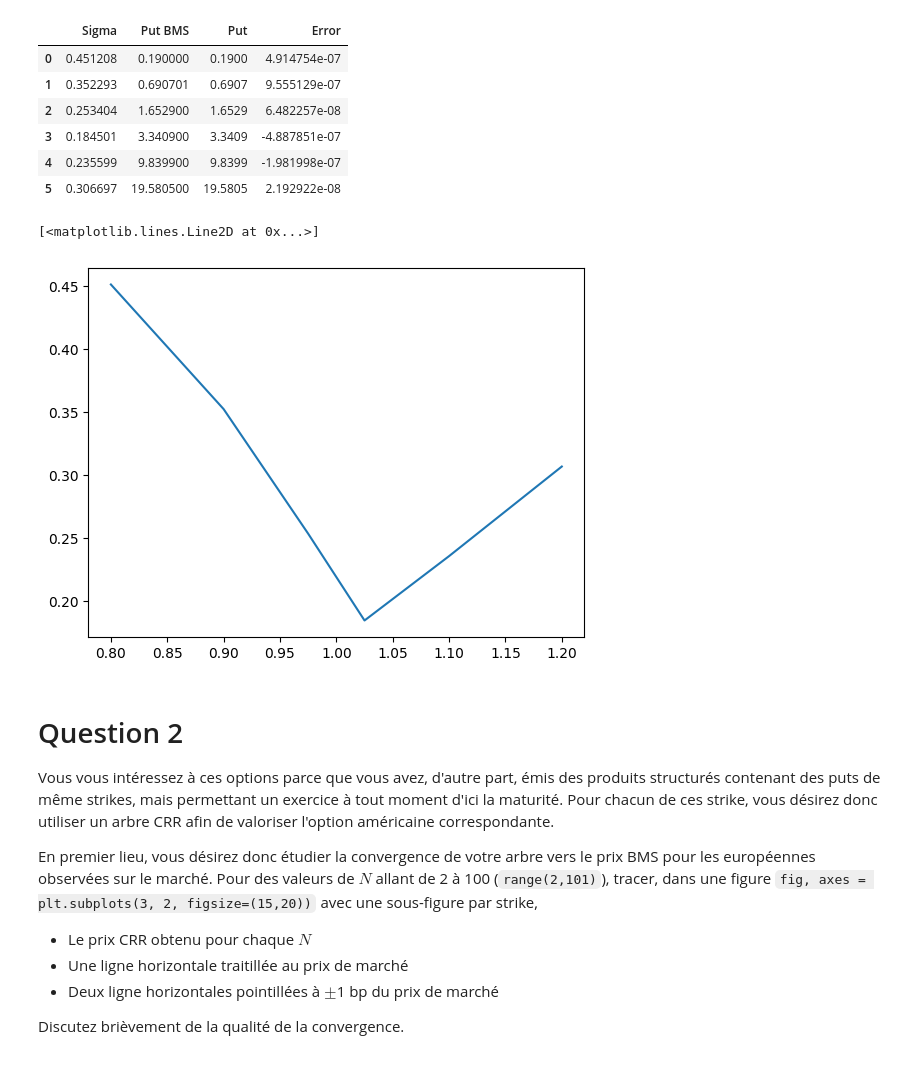
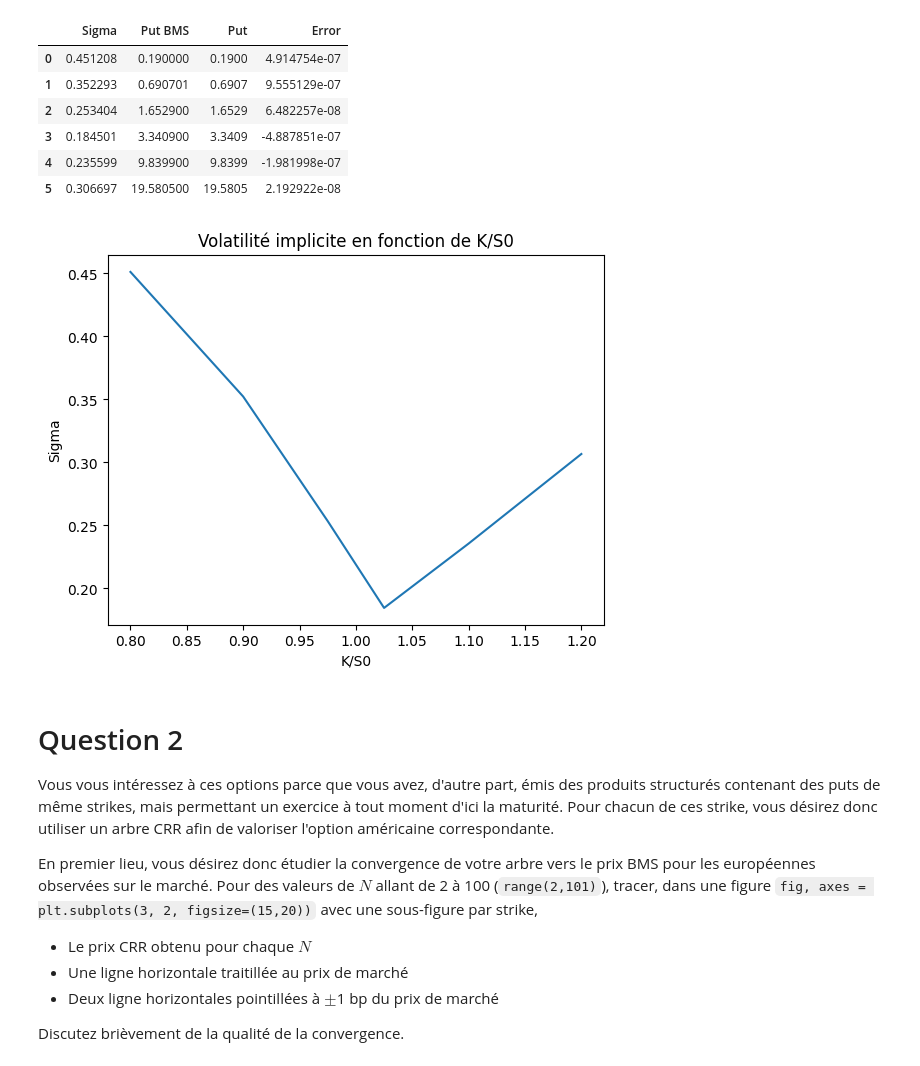
Before and after one commit to Thomas4390/produits_derives, a Jupyter notebook: tp1_11237578.ipynb, the cells around one changed output. Cells and saved outputs as stored; diff of their text form; code cells hidden in the pictures.

```diff
--- a/tp1_11237578.ipynb
+++ b/tp1_11237578.ipynb
@@ -77,11 +77,16 @@ results
 | 3 | 0.184501 | 3.340900 | 3.3409 | -4.887851e-07 |
 | 4 | 0.235599 | 9.839900 | 9.8399 | -1.981998e-07 |
 | 5 | 0.306697 | 19.580500 | 19.5805 | 2.192922e-08 |
-# %%
-plt.plot(info['Strike']/S0, results['Sigma'])
-# %% [output]
-[<matplotlib.lines.Line2D at 0x...>]
-[figure, removed]
+# %%
+results["K/S0"] = info['Strike']/S0
+
+plt.plot(results["K/S0"], results['Sigma'])
+plt.xlabel("K/S0")
+plt.ylabel("Sigma")
+plt.title("Volatilité implicite en fonction de K/S0")
+plt.show()
+# %% [output]
+[figure, added]
 # %% [markdown]
 # Question 2
 
```
Also changed, not shown: 2 other files.
